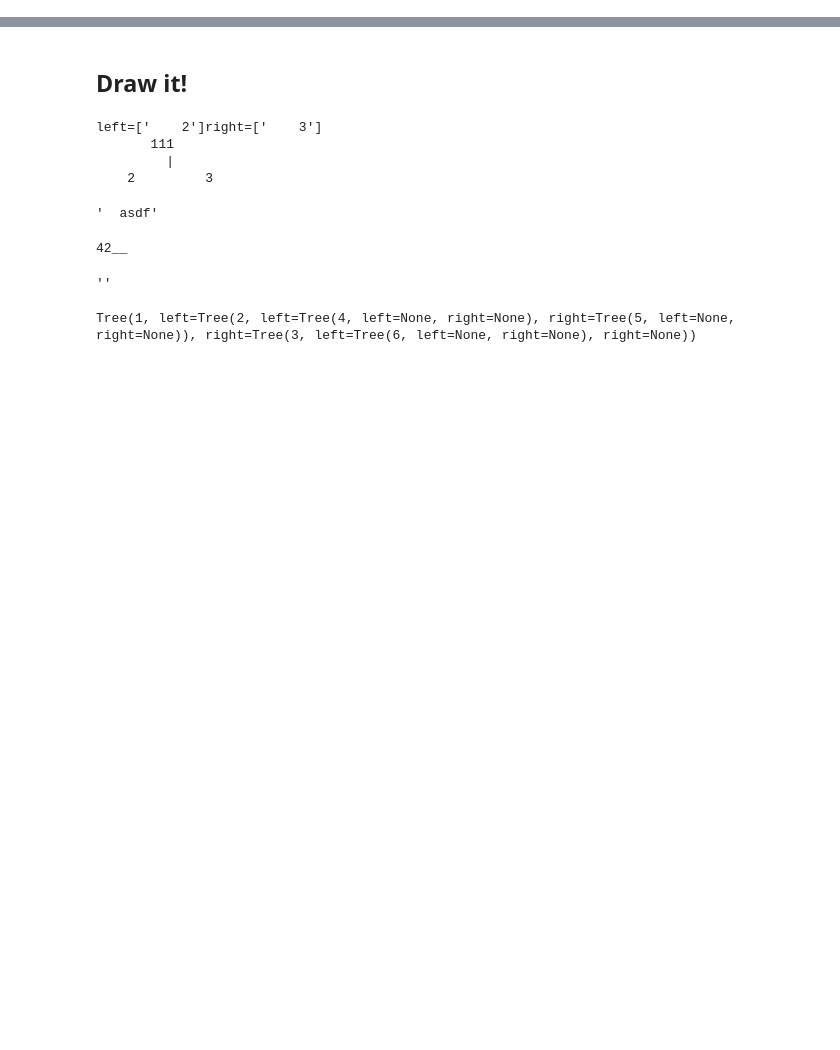
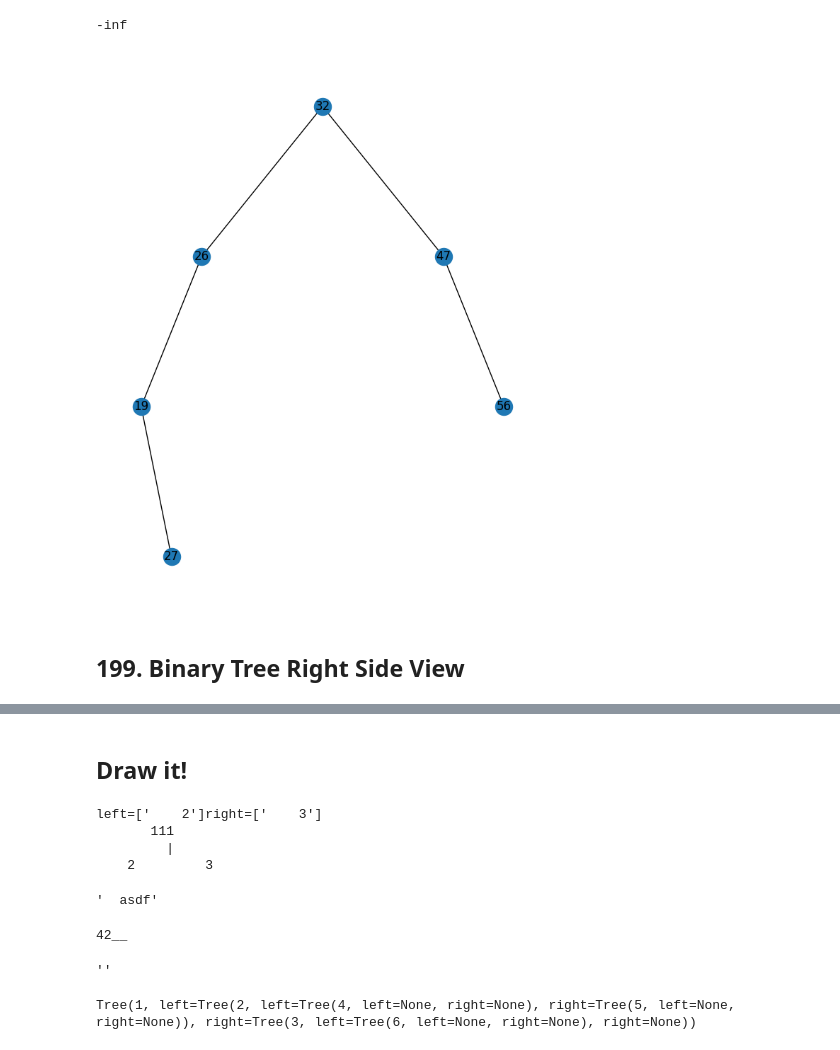
Before and after one commit to kilianovski/study, a Jupyter notebook: algorithms/03_00_trees.ipynb, the cells around one changed output, grey strips where cells are left out. Cells and saved outputs as stored; diff of their text form; code cells hidden in the pictures; blank space fills up the shorter version.

Commit message:
Plot binary tree

```diff
--- a/algorithms/03_00_trees.ipynb
+++ b/algorithms/03_00_trees.ipynb
@@ -10,0 +1,13 @@ class TreeNode:
+# %%
+from treeviz import TreeNode, draw_unique_tree, list2tree
+null = None
+# %%
+float('-inf')
+# %% [output]
+-inf
+# %%
+draw_unique_tree([32,26,47,19,null,null,56,null,27])
+# %% [output]
+[figure, added]
+# %% [markdown]
+## 199. Binary Tree Right Side View
```
Also changed, not shown: parts of 39 cells of this notebook, 11 other files.
